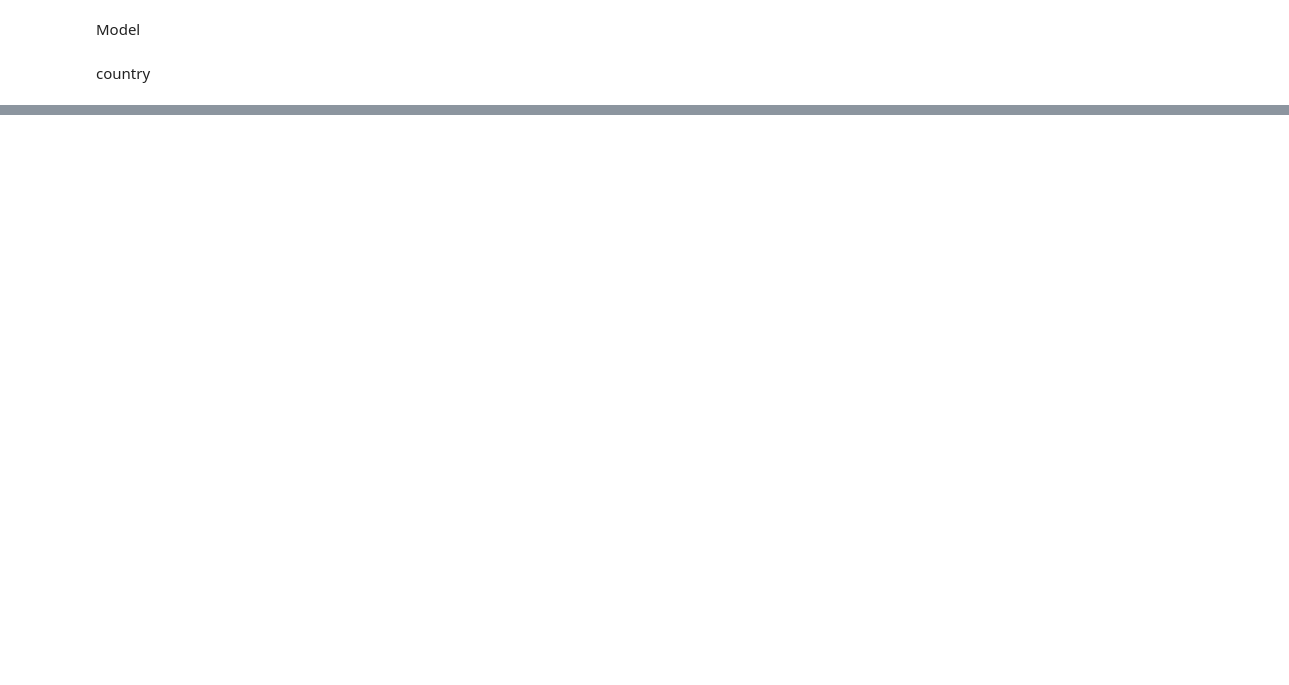
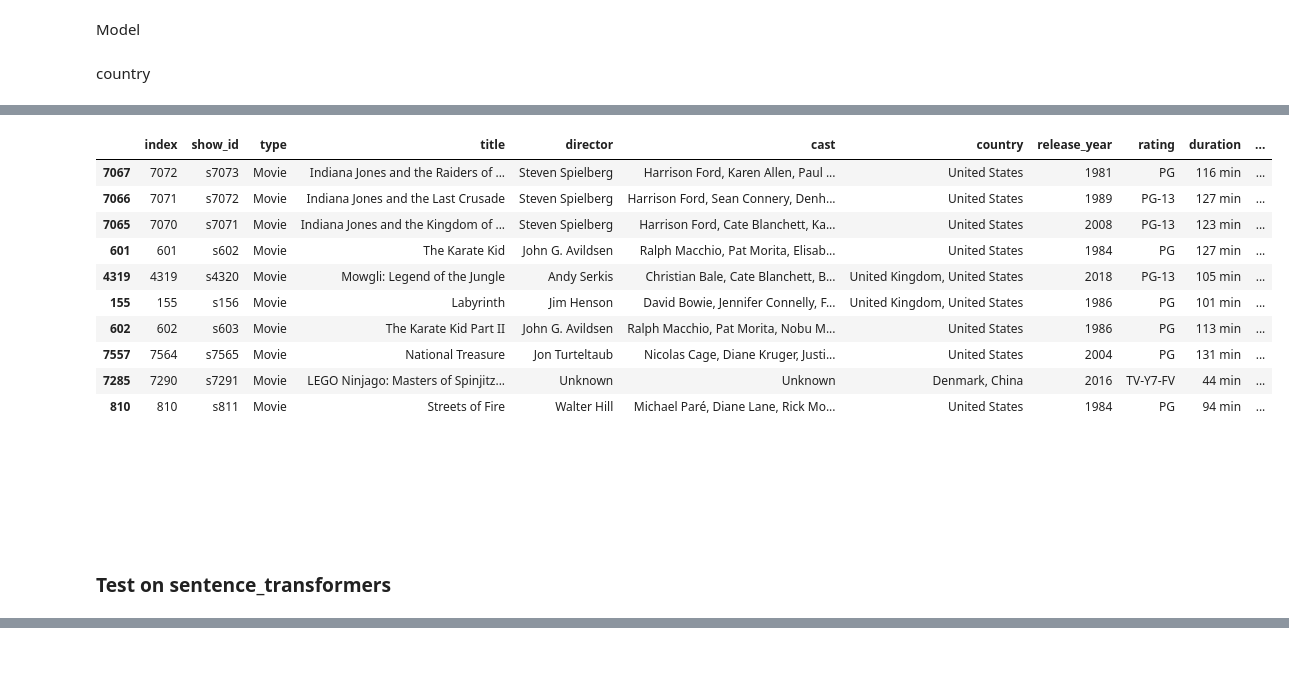
Before and after one commit to Hanami199/MLOpsProject, a Jupyter notebook: ml/Netflix.ipynb, the cells around one changed output, grey strips where cells are left out. Saved outputs shown, nothing was run; the diff lists cells and outputs as text; code cells hidden in the pictures; blank space fills up the shorter version.

```diff
--- a/ml/Netflix.ipynb
+++ b/ml/Netflix.ipynb
@@ -73,0 +307,3 @@ encoded_country = model.encode(df['country'].fillna("Unknown"), normalize_embedd
+# %%
+mlovie = MLOVIE(model)
+#mlovie.fit(df_clean, selected, w)
@@ -73,0 +318,2 @@ encoded_country = model.encode(df['country'].fillna("Unknown"), normalize_embedd
+# %%
+mlovie.load()
@@ -73,0 +354,23 @@ encoded_country = model.encode(df['country'].fillna("Unknown"), normalize_embedd
+# %%
+idx, score = mlovie.predict(df_clean.iloc[7068])
+# %%
+df_clean.iloc[idx[1:11]]
+# %% [output]
+|  | index | show_id | type | title | director | cast | country | release_year | rating | duration | ... |
+| 7067 | 7072 | s7073 | Movie | Indiana Jones and the Raiders of ... | Steven Spielberg | Harrison Ford, Karen Allen, Paul ... | United States | 1981 | PG | 116 min | ... |
+| 7066 | 7071 | s7072 | Movie | Indiana Jones and the Last Crusade | Steven Spielberg | Harrison Ford, Sean Connery, Denh... | United States | 1989 | PG-13 | 127 min | ... |
+| 7065 | 7070 | s7071 | Movie | Indiana Jones and the Kingdom of ... | Steven Spielberg | Harrison Ford, Cate Blanchett, Ka... | United States | 2008 | PG-13 | 123 min | ... |
+| 601 | 601 | s602 | Movie | The Karate Kid | John G. Avildsen | Ralph Macchio, Pat Morita, Elisab... | United States | 1984 | PG | 127 min | ... |
+| 4319 | 4319 | s4320 | Movie | Mowgli: Legend of the Jungle | Andy Serkis | Christian Bale, Cate Blanchett, B... | United Kingdom, United States | 2018 | PG-13 | 105 min | ... |
+| 155 | 155 | s156 | Movie | Labyrinth | Jim Henson | David Bowie, Jennifer Connelly, F... | United Kingdom, United States | 1986 | PG | 101 min | ... |
+| 602 | 602 | s603 | Movie | The Karate Kid Part II | John G. Avildsen | Ralph Macchio, Pat Morita, Nobu M... | United States | 1986 | PG | 113 min | ... |
+| 7557 | 7564 | s7565 | Movie | National Treasure | Jon Turteltaub | Nicolas Cage, Diane Kruger, Justi... | United States | 2004 | PG | 131 min | ... |
+| 7285 | 7290 | s7291 | Movie | LEGO Ninjago: Masters of Spinjitz... | Unknown | Unknown | Denmark, China | 2016 | TV-Y7-FV | 44 min | ... |
+| 810 | 810 | s811 | Movie | Streets of Fire | Walter Hill | Michael Paré, Diane Lane, Rick Mo... | United States | 1984 | PG | 94 min | ... |
+# %% [markdown]
+<br>
+<br>
+<br>
+<br>
+# %% [markdown]
+### Test on sentence_transformers
```
Also changed, not shown: parts of 46 cells of this notebook, 11 other files.
